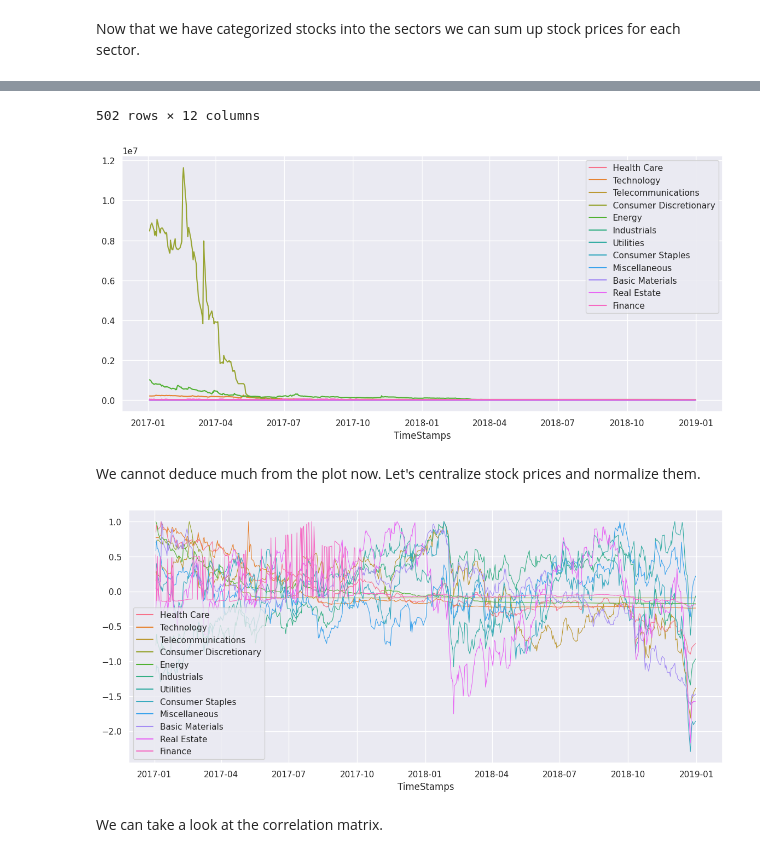
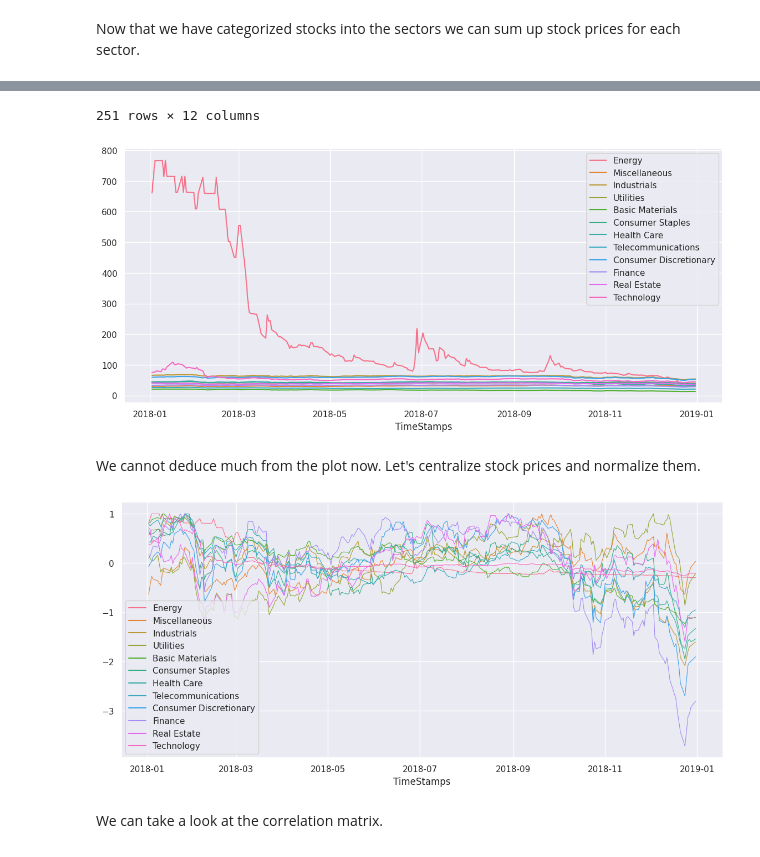
Before and after one commit to benbencik/nasdaq_exloratory_analysis, a Jupyter notebook: nasdaq_analysis.ipynb, the cells around one changed output, grey strips where cells are left out. Saved outputs shown, nothing was run; the diff lists cells and outputs as text; code cells hidden in the pictures.

```diff
--- a/nasdaq_analysis.ipynb
+++ b/nasdaq_analysis.ipynb
@@ -64,7 +64,7 @@ def get_period(start, end):
     valid = {k:v for k, v in valid.items() if len(v) == desired_nof_records}
     return valid
 # %%
-period_start = pandas.to_datetime("2017-01-01" ,format= '%Y-%m-%d')
+period_start = pandas.to_datetime("2018-01-01" ,format= '%Y-%m-%d')
 period_end = pandas.to_datetime("2019-01-01" ,format= '%Y-%m-%d')
 
 stocks = get_period(period_start, period_end)
@@ -142,7 +142,7 @@ for i, sec in enumerate(sector_names):
     industry_dict = {s:stocks[s]['Close'].tolist() for s in mapping[sec]}
     industry = pandas.DataFrame.from_dict(industry_dict)
 
-    df_industry[sec] = industry.sum(axis=1)
+    df_industry[sec] = industry.mean(axis=1)
 
 
 df_industry['TimeStamps'] = time_stamps
@@ -166,5 +166,5 @@ df_industry
-502 rows × 12 columns
+251 rows × 12 columns
-[figure, old version]
+[figure, new version]
 # %% [markdown]
 We cannot deduce much from the plot now. Let's centralize stock prices and normalize them.
 # %%
@@ -174,7 +174,7 @@ normalized = centralized / centralized.max()
 fig = seaborn.lineplot(data=normalized, dashes=False, linewidth=0.8)
 seaborn.move_legend(fig, "lower left")
 # %% [output]
-[figure, old version]
+[figure, new version]
 # %% [markdown]
 We can take a look at the correlation matrix.
 # %%
```
Also changed, not shown: parts of 18 cells of this notebook.
